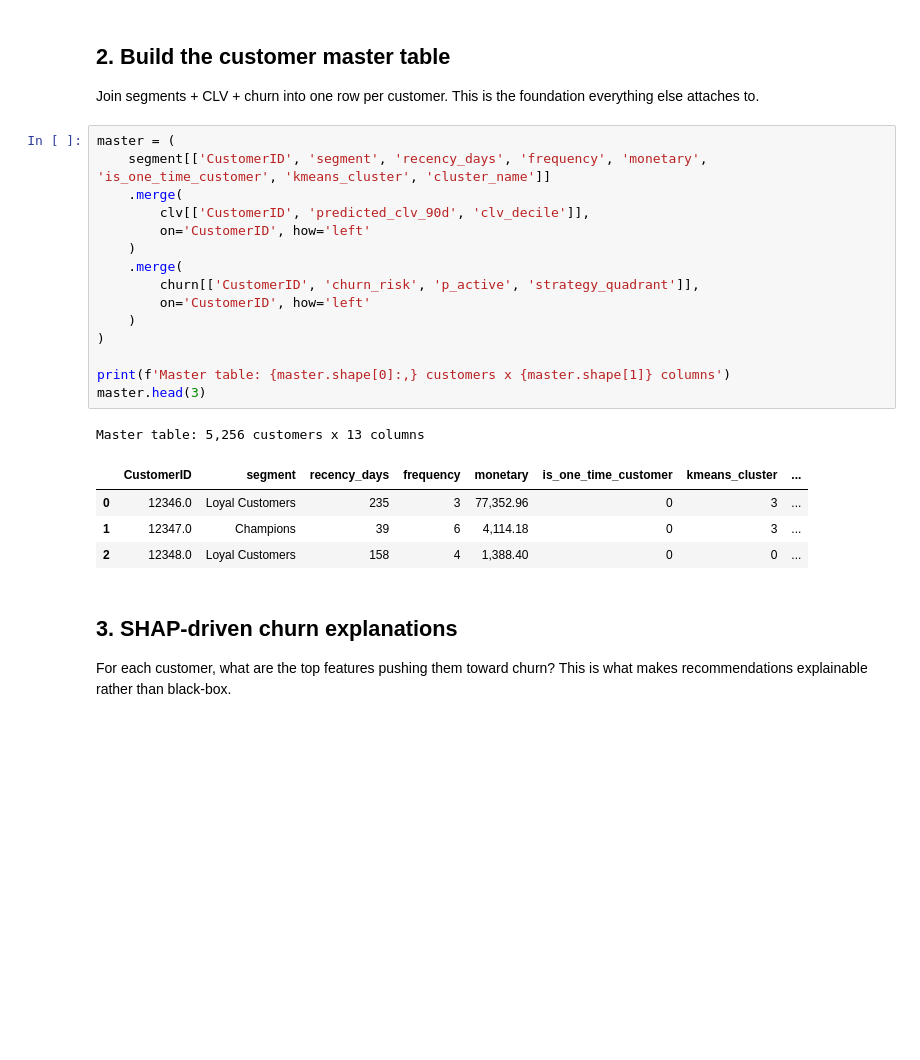
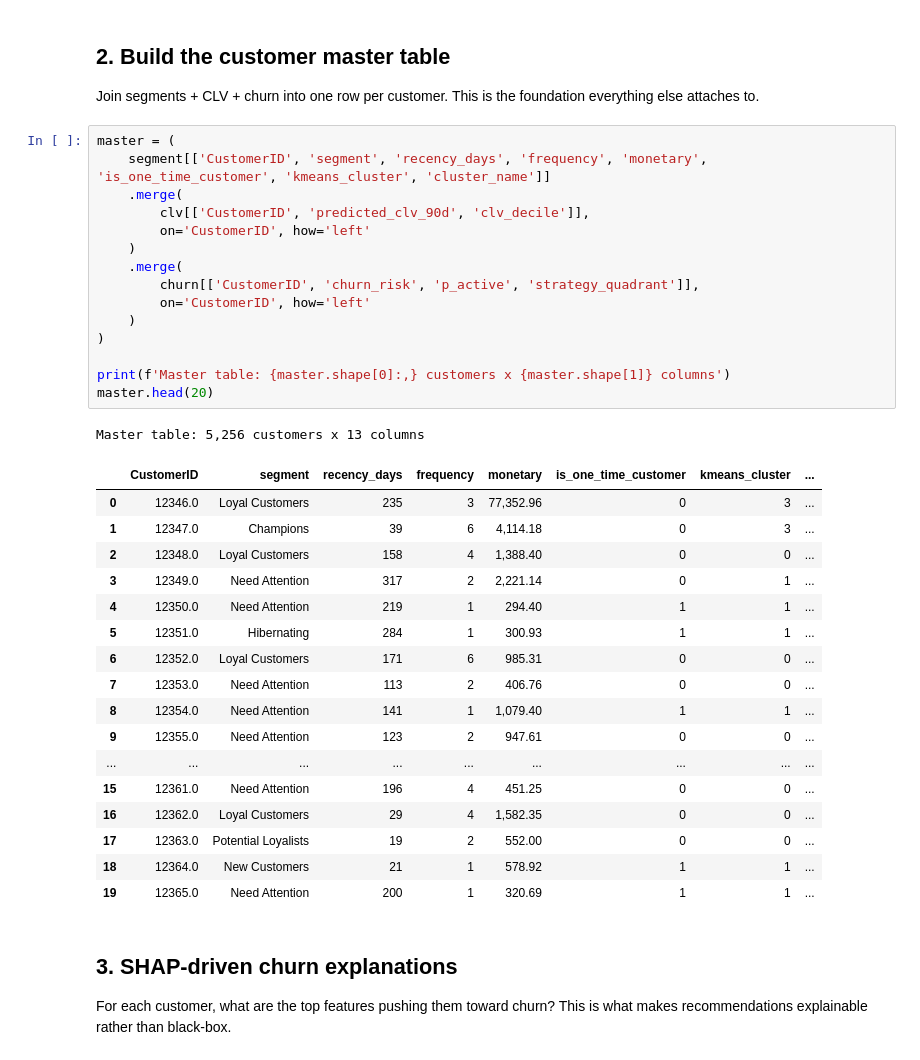
Before and after one commit to JomarHAN/ML-UCI-Online-Retail-II, a Jupyter notebook: notebooks/08_recommendations.ipynb, the cells around one changed output. Cells and saved outputs as stored; diff of their text form; blank space fills up the shorter version.

```diff
--- a/notebooks/08_recommendations.ipynb
+++ b/notebooks/08_recommendations.ipynb
@@ -103,24 +103,37 @@ Join segments + CLV + churn into one row per customer. This is the foundation ev
 # %%
 master = (
     segment[['CustomerID', 'segment', 'recency_days', 'frequency', 'monetary', 'is_one_time_customer', 'kmeans_cluster', 'cluster_name']]
     .merge(
         clv[['CustomerID', 'predicted_clv_90d', 'clv_decile']],
         on='CustomerID', how='left'
     )
     .merge(
         churn[['CustomerID', 'churn_risk', 'p_active', 'strategy_quadrant']],
         on='CustomerID', how='left'
     )
 )
 
 print(f'Master table: {master.shape[0]:,} customers x {master.shape[1]} columns')
-master.head(3)
+master.head(20)
 # %% [output]
 Master table: 5,256 customers x 13 columns
 |  | CustomerID | segment | recency_days | frequency | monetary | is_one_time_customer | kmeans_cluster | ... |
 | 0 | 12346.0 | Loyal Customers | 235 | 3 | 77,352.96 | 0 | 3 | ... |
 | 1 | 12347.0 | Champions | 39 | 6 | 4,114.18 | 0 | 3 | ... |
 | 2 | 12348.0 | Loyal Customers | 158 | 4 | 1,388.40 | 0 | 0 | ... |
+| 3 | 12349.0 | Need Attention | 317 | 2 | 2,221.14 | 0 | 1 | ... |
+| 4 | 12350.0 | Need Attention | 219 | 1 | 294.40 | 1 | 1 | ... |
+| 5 | 12351.0 | Hibernating | 284 | 1 | 300.93 | 1 | 1 | ... |
+| 6 | 12352.0 | Loyal Customers | 171 | 6 | 985.31 | 0 | 0 | ... |
+| 7 | 12353.0 | Need Attention | 113 | 2 | 406.76 | 0 | 0 | ... |
+| 8 | 12354.0 | Need Attention | 141 | 1 | 1,079.40 | 1 | 1 | ... |
+| 9 | 12355.0 | Need Attention | 123 | 2 | 947.61 | 0 | 0 | ... |
+| ... | ... | ... | ... | ... | ... | ... | ... | ... |
+| 15 | 12361.0 | Need Attention | 196 | 4 | 451.25 | 0 | 0 | ... |
+| 16 | 12362.0 | Loyal Customers | 29 | 4 | 1,582.35 | 0 | 0 | ... |
+| 17 | 12363.0 | Potential Loyalists | 19 | 2 | 552.00 | 0 | 0 | ... |
+| 18 | 12364.0 | New Customers | 21 | 1 | 578.92 | 1 | 1 | ... |
+| 19 | 12365.0 | Need Attention | 200 | 1 | 320.69 | 1 | 1 | ... |
 # %% [markdown]
 ## 3. SHAP-driven churn explanations
 
```
Also changed, not shown: parts of 1 cell of this notebook, 5 other files.
